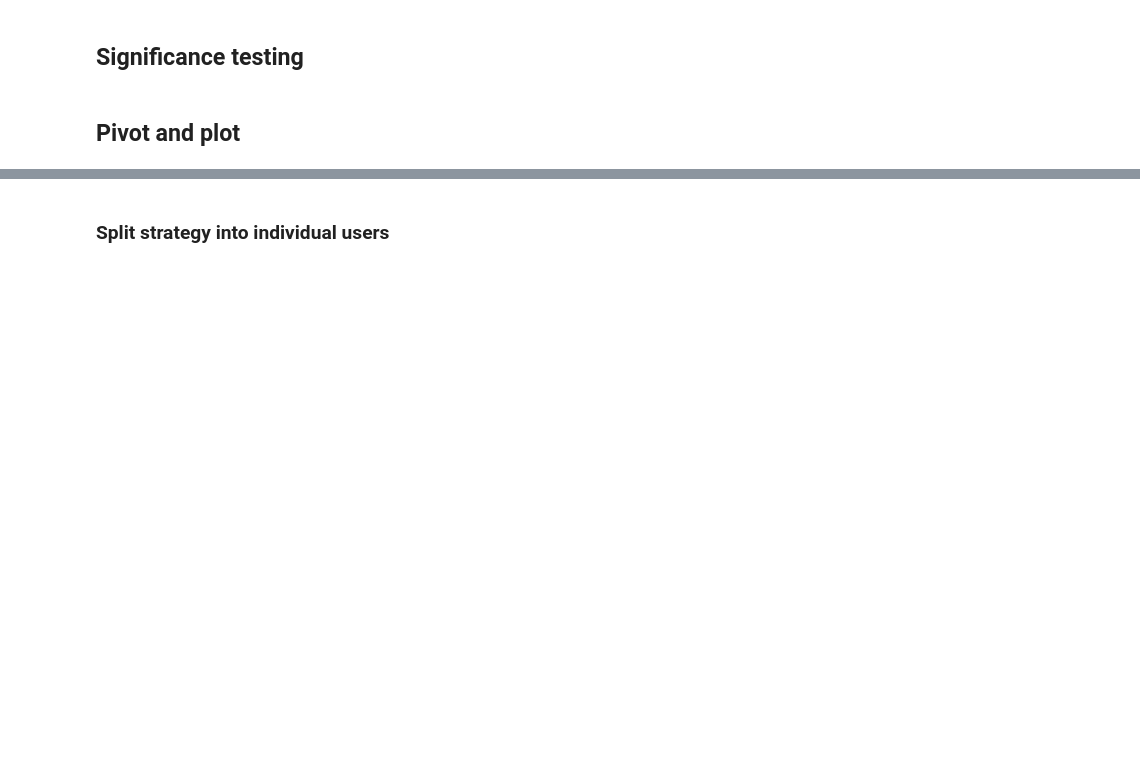
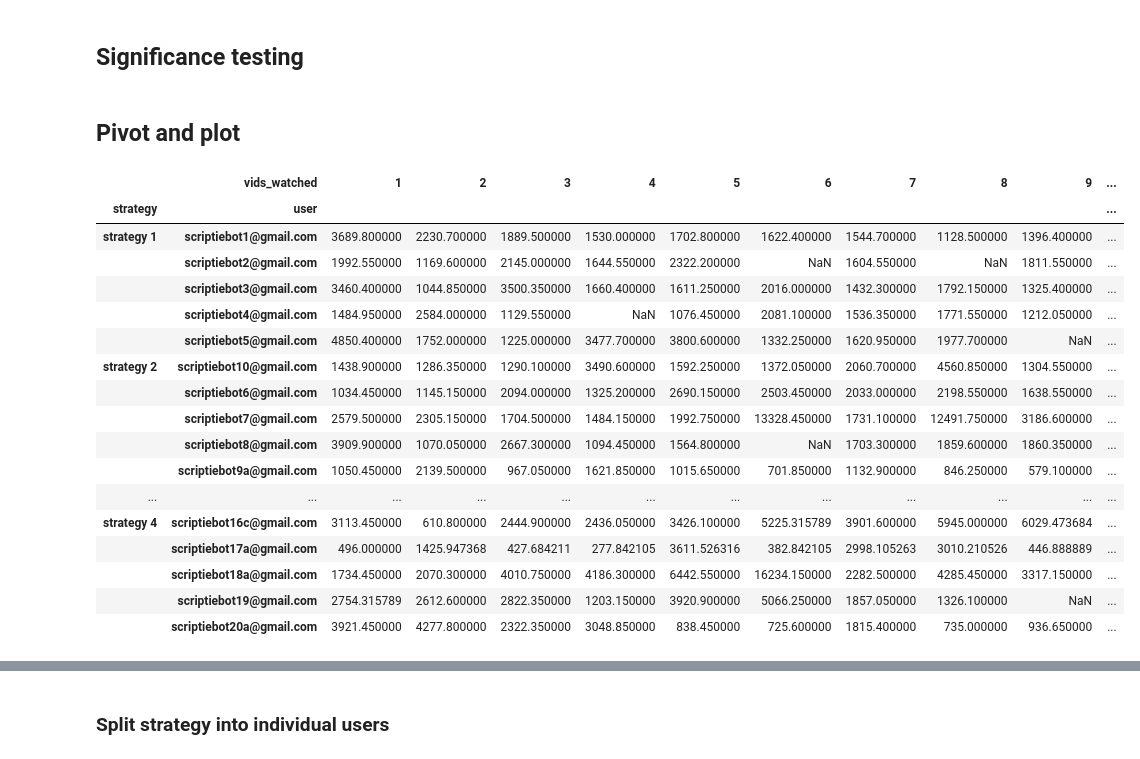
Before and after one commit to Roan-Schellingerhout/YouTube_conspiracy_paper, a Jupyter notebook: Machine Learning/Predictions.ipynb, the cells around one changed output, grey strips where cells are left out. Saved outputs shown, nothing was run; the diff lists cells and outputs as text; code cells hidden in the pictures; blank space fills up the shorter version.

```diff
--- a/Machine Learning/Predictions.ipynb
+++ b/Machine Learning/Predictions.ipynb
@@ -130,6 +130,31 @@ for strat in results:
 ## Pivot and plot
 # %%
 sns.set_theme(style="whitegrid")
+# %%
+pd.pivot_table(combined,
+                       index = ("strategy", "user"),
+                       columns = "vids_watched",
+                       values = "duration",
+                       aggfunc = np.mean)
+# %% [output]
+|  | vids_watched | 1 | 2 | 3 | 4 | 5 | 6 | 7 | 8 | 9 | ... |
+| strategy | user |  |  |  |  |  |  |  |  |  | ... |
+| strategy 1 | scriptiebot1@gmail.com | 3689.800000 | 2230.700000 | 1889.500000 | 1530.000000 | 1702.800000 | 1622.400000 | 1544.700000 | 1128.500000 | 1396.400000 | ... |
+|  | scriptiebot2@gmail.com | 1992.550000 | 1169.600000 | 2145.000000 | 1644.550000 | 2322.200000 | NaN | 1604.550000 | NaN | 1811.550000 | ... |
+|  | scriptiebot3@gmail.com | 3460.400000 | 1044.850000 | 3500.350000 | 1660.400000 | 1611.250000 | 2016.000000 | 1432.300000 | 1792.150000 | 1325.400000 | ... |
+|  | scriptiebot4@gmail.com | 1484.950000 | 2584.000000 | 1129.550000 | NaN | 1076.450000 | 2081.100000 | 1536.350000 | 1771.550000 | 1212.050000 | ... |
+|  | scriptiebot5@gmail.com | 4850.400000 | 1752.000000 | 1225.000000 | 3477.700000 | 3800.600000 | 1332.250000 | 1620.950000 | 1977.700000 | NaN | ... |
+| strategy 2 | scriptiebot10@gmail.com | 1438.900000 | 1286.350000 | 1290.100000 | 3490.600000 | 1592.250000 | 1372.050000 | 2060.700000 | 4560.850000 | 1304.550000 | ... |
+|  | scriptiebot6@gmail.com | 1034.450000 | 1145.150000 | 2094.000000 | 1325.200000 | 2690.150000 | 2503.450000 | 2033.000000 | 2198.550000 | 1638.550000 | ... |
+|  | scriptiebot7@gmail.com | 2579.500000 | 2305.150000 | 1704.500000 | 1484.150000 | 1992.750000 | 13328.450000 | 1731.100000 | 12491.750000 | 3186.600000 | ... |
+|  | scriptiebot8@gmail.com | 3909.900000 | 1070.050000 | 2667.300000 | 1094.450000 | 1564.800000 | NaN | 1703.300000 | 1859.600000 | 1860.350000 | ... |
+|  | scriptiebot9a@gmail.com | 1050.450000 | 2139.500000 | 967.050000 | 1621.850000 | 1015.650000 | 701.850000 | 1132.900000 | 846.250000 | 579.100000 | ... |
+| ... | ... | ... | ... | ... | ... | ... | ... | ... | ... | ... | ... |
+| strategy 4 | scriptiebot16c@gmail.com | 3113.450000 | 610.800000 | 2444.900000 | 2436.050000 | 3426.100000 | 5225.315789 | 3901.600000 | 5945.000000 | 6029.473684 | ... |
+|  | scriptiebot17a@gmail.com | 496.000000 | 1425.947368 | 427.684211 | 277.842105 | 3611.526316 | 382.842105 | 2998.105263 | 3010.210526 | 446.888889 | ... |
+|  | scriptiebot18a@gmail.com | 1734.450000 | 2070.300000 | 4010.750000 | 4186.300000 | 6442.550000 | 16234.150000 | 2282.500000 | 4285.450000 | 3317.150000 | ... |
+|  | scriptiebot19@gmail.com | 2754.315789 | 2612.600000 | 2822.350000 | 1203.150000 | 3920.900000 | 5066.250000 | 1857.050000 | 1326.100000 | NaN | ... |
+|  | scriptiebot20a@gmail.com | 3921.450000 | 4277.800000 | 2322.350000 | 3048.850000 | 838.450000 | 725.600000 | 1815.400000 | 735.000000 | 936.650000 | ... |
 # %%
 # Pivot
 pivot = pd.pivot_table(combined,
```
Also changed, not shown: parts of 1 cell of this notebook, 2 other files.
